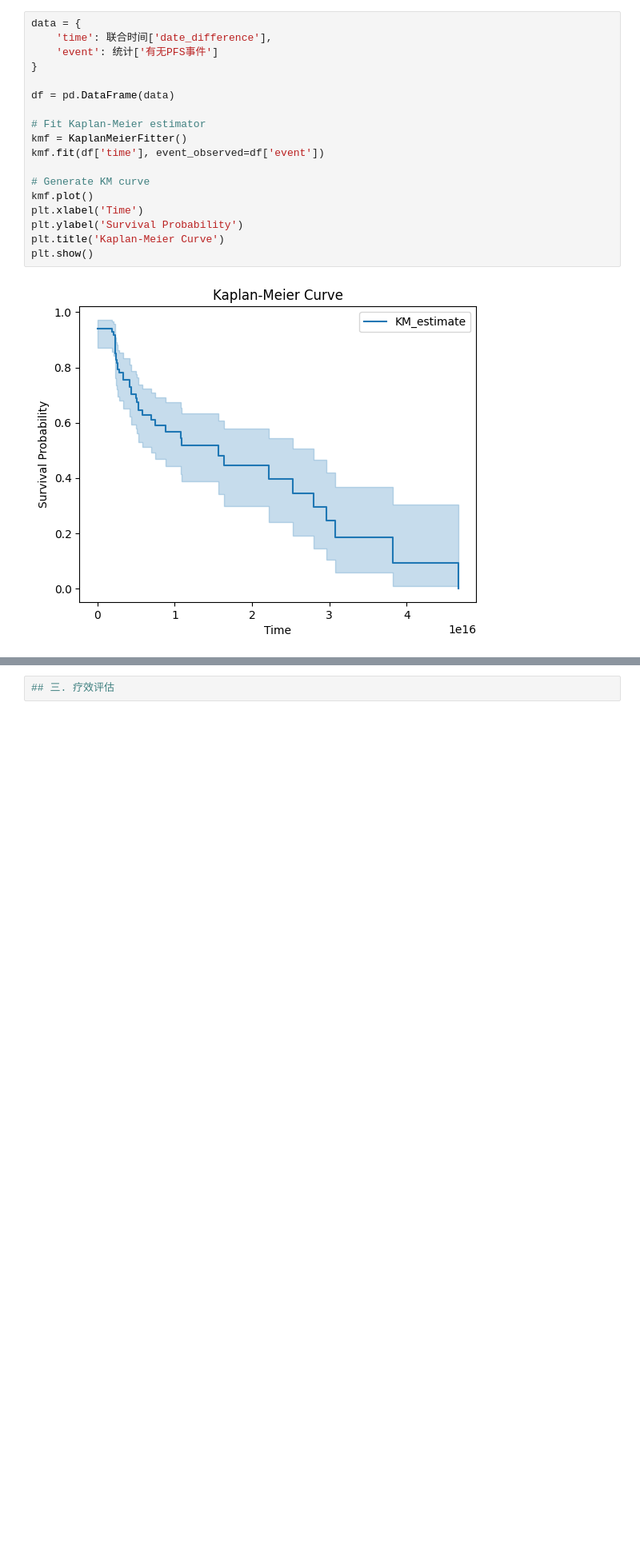
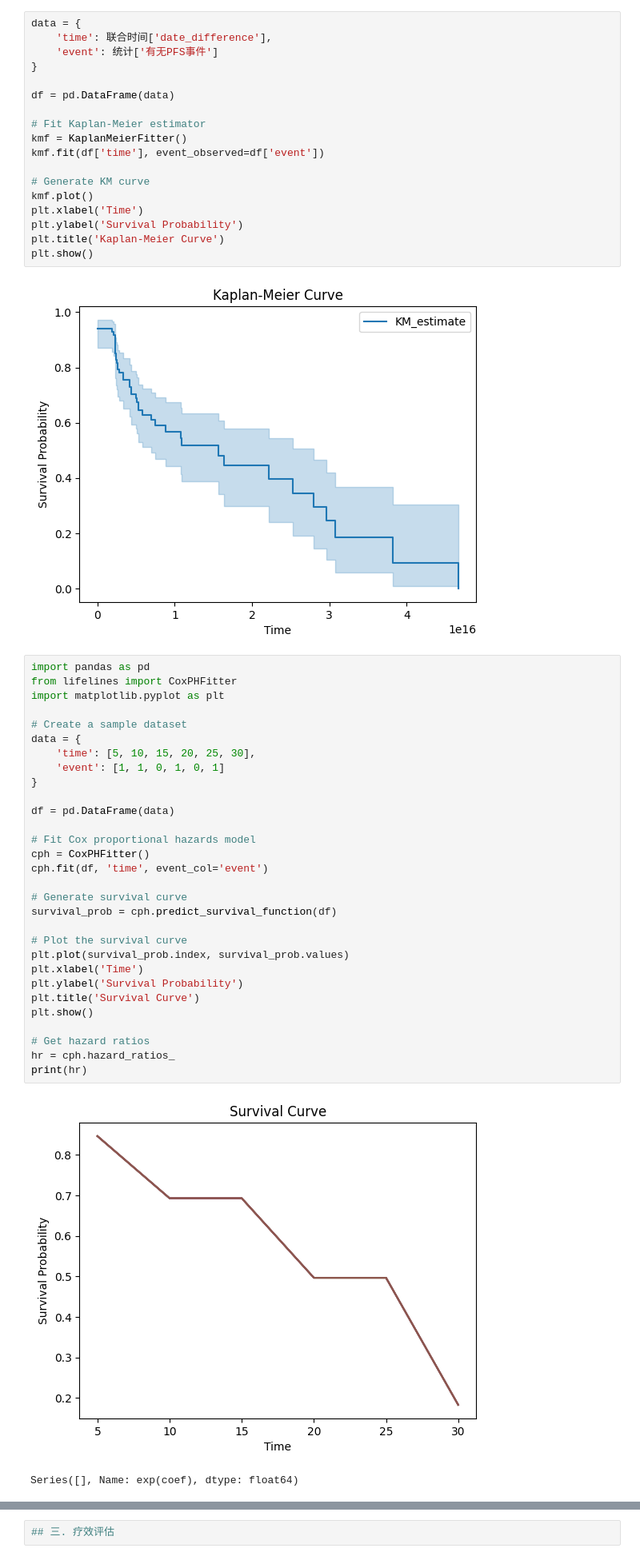
Before and after one commit to qiudongsong/-, a Jupyter notebook: 紫杉醇.ipynb, the cells around one changed output, grey strips where cells are left out. Shown: that part at 80% size. Saved outputs shown, nothing was run; the diff lists cells and outputs as text; blank space fills up the shorter version.

```diff
--- a/紫杉醇.ipynb
+++ b/紫杉醇.ipynb
@@ -261,3 +262,36 @@ plt.title('Kaplan-Meier Curve')
 plt.show()
 # %% [output]
 [figure]
+# %%
+import pandas as pd
+from lifelines import CoxPHFitter
+import matplotlib.pyplot as plt
+
+# Create a sample dataset
+data = {
+    'time': [5, 10, 15, 20, 25, 30],
+    'event': [1, 1, 0, 1, 0, 1]
+}
+
+df = pd.DataFrame(data)
+
+# Fit Cox proportional hazards model
+cph = CoxPHFitter()
+cph.fit(df, 'time', event_col='event')
+
+# Generate survival curve
+survival_prob = cph.predict_survival_function(df)
+
+# Plot the survival curve
+plt.plot(survival_prob.index, survival_prob.values)
+plt.xlabel('Time')
+plt.ylabel('Survival Probability')
+plt.title('Survival Curve')
+plt.show()
+
+# Get hazard ratios
+hr = cph.hazard_ratios_
+print(hr)
+# %% [output]
+[figure, added]
+Series([], Name: exp(coef), dtype: float64)
```
Also changed, not shown: parts of 4 cells of this notebook, 1 other file.
